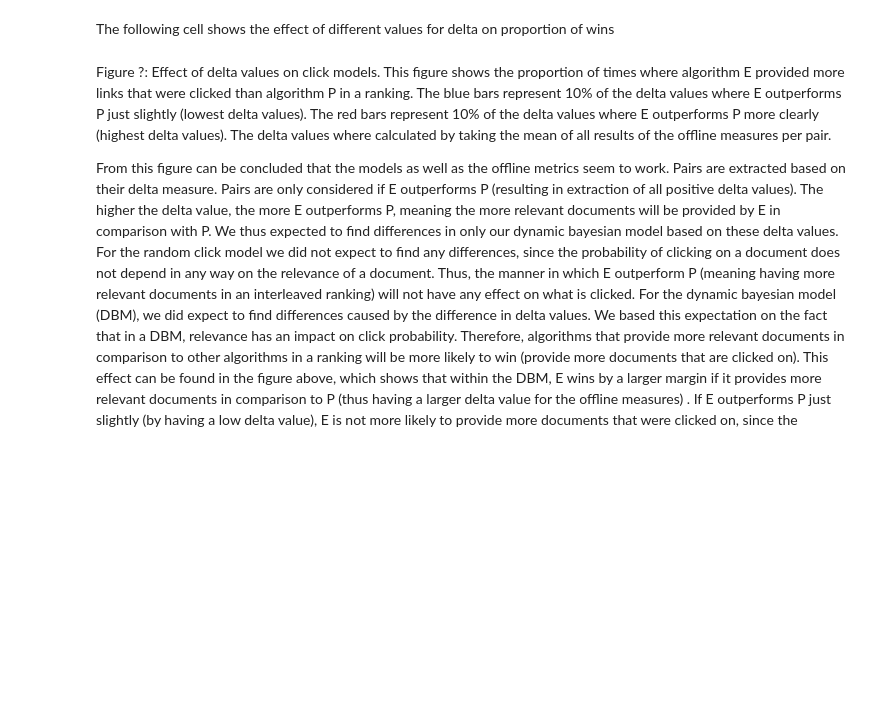
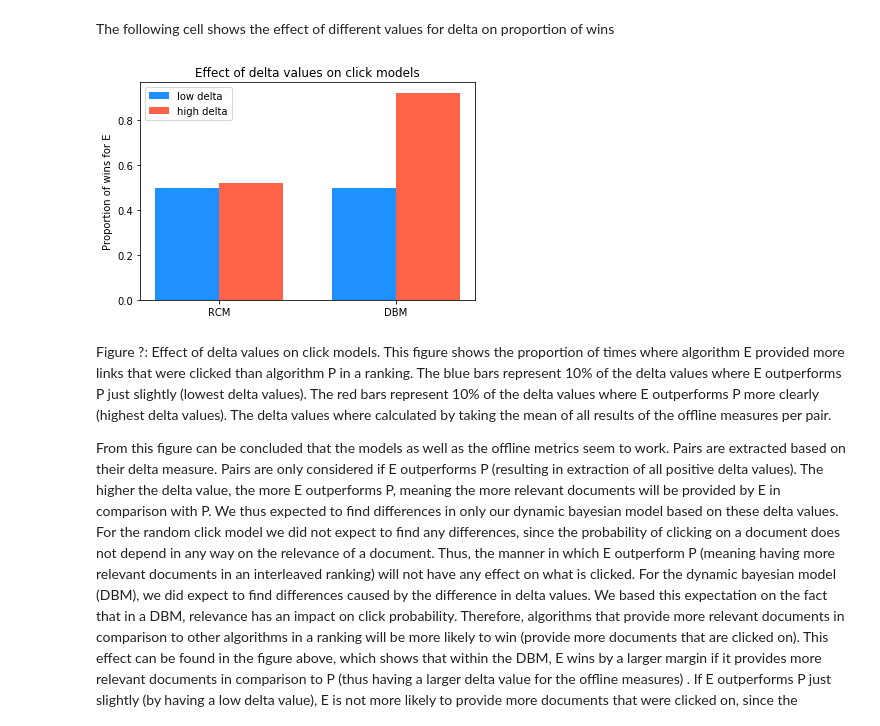
Before and after one commit to ArendvD/IR1, a Jupyter notebook: Project1/10557520-10521933-10615199-hw1.ipynb, the cells around one changed output. Cells and saved outputs as stored; diff of their text form; code cells hidden in the pictures; blank space fills up the shorter version.

```diff
--- a/Project1/10557520-10521933-10615199-hw1.ipynb
+++ b/Project1/10557520-10521933-10615199-hw1.ipynb
@@ -616,41 +616,44 @@ high_deltas = keys[-index:]
 
 # interleave both pair lists
 low_delta_results, low_delta_origins = interleaving(low_deltas)
 high_delta_results, high_delta_origins = interleaving(high_deltas)
 
 # run the random click model on both delta's
-p_RCM_ld = RCM_simulation(low_delta_results, low_delta_origins, rho, N)
-p_RCM_hd = RCM_simulation(high_delta_results, high_delta_origins, rho, N)
+p_RCM_ld, _,_ = RCM_simulation(low_delta_results, low_delta_origins, rho, N)
+p_RCM_hd, _,_ = RCM_simulation(high_delta_results, high_delta_origins, rho, N)
 
 # run the dynamic bayesion model on both delta's
-p_DBM_ld = DBM_simulation(low_delta_results, low_delta_origins, sigma, N)
-p_DBM_hd = DBM_simulation(high_delta_results, high_delta_origins, sigma, N)
+p_DBM_ld, _,_ = DBM_simulation(low_delta_results, low_delta_origins, sigma, N)
+p_DBM_hd, _,_ = DBM_simulation(high_delta_results, high_delta_origins, sigma, N)
 
 # run statistical tests to find significant differences
 scipy.stats.ttest_ind(p_DBM_ld, p_DBM_hd)
 
 ####### CREATE PLOT ########
 
 multiple_bars = plt.figure()
 
 x = [0.25,0.8]
 names = ['RCM', 'DBM']
 
 bars_lowdelta = [sum(p_RCM_ld)/len(p_RCM_ld), sum(p_DBM_ld)/len(p_DBM_ld)]
 bars_highdelta = [sum(p_RCM_hd)/len(p_RCM_hd), sum(p_DBM_hd)/len(p_DBM_hd)]
 
 ax = plt.subplot(111)
-ax.bar(x[0]-0.1, bars_lowdelta[0] ,width=0.2,color='b',align='center', label = 'low delta')
-ax.bar(x[0]+0.1, bars_lowdelta[1] ,width=0.2,color='r',align='center', label = 'high delta')
-ax.bar(x[1]-0.1, bars_highdelta[0] ,width=0.2,color='b',align='center')
-ax.bar(x[1]+0.1, bars_highdelta[1] ,width=0.2,color='r',align='center')
+ax.bar(x[0]-0.1, bars_lowdelta[0] ,width=0.2,color='dodgerblue',align='center', label = 'low delta')
+ax.bar(x[0]+0.1, bars_lowdelta[1] ,width=0.2,color='tomato',align='center', label = 'high delta')
+ax.bar(x[1]-0.1, bars_highdelta[0] ,width=0.2,color='dodgerblue',align='center')
+ax.bar(x[1]+0.1, bars_highdelta[1] ,width=0.2,color='tomato',align='center')
 ax.set_xticks([x[0],x[1]])
 ax.set_xticklabels(names)
+plt.ylabel('Proportion of wins for E')
 handles, labels = ax.get_legend_handles_labels()
 ax.legend(handles, labels)
 ax.set_title('Effect of delta values on click models')
 
 plt.show()
+# %% [output]
+[figure, added]
 # %% [markdown]
 Figure ?: Effect of delta values on click models. This figure shows the proportion of times where algorithm E provided more links that were clicked than algorithm P in a ranking. The blue bars represent 10% of the delta values where E outperforms P  just slightly (lowest delta values). The red bars represent 10% of the delta values where E outperforms P more clearly (highest delta values). The delta values where calculated by taking the mean of all results of the offline measures per pair.
 
```
Also changed, not shown: parts of 8 cells of this notebook.
